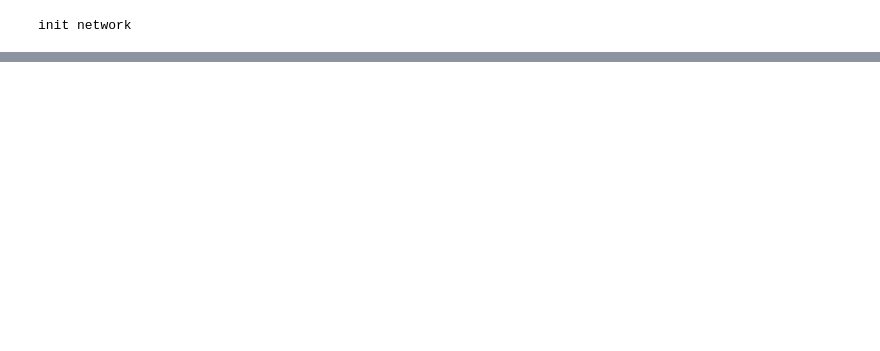
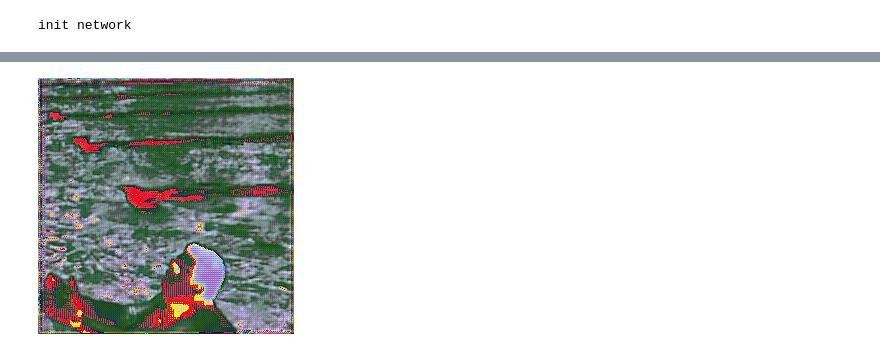
Before and after one commit to wondervictor/Playground, a Jupyter notebook: Colorization/gan_inference.ipynb, the cells around one changed output, grey strips where cells are left out. Saved outputs shown, nothing was run; the diff lists cells and outputs as text; code cells hidden in the pictures; blank space fills up the shorter version.

```diff
--- a/Colorization/gan_inference.ipynb
+++ b/Colorization/gan_inference.ipynb
@@ -51,0 +58,6 @@ model.load_state_dict('')
+# %%
+gray_layer = GrayLayer(use_cuda=False)
+# %%
+gray_var = gray_layer(image_var)
+# %%
+result = model.inference(gray_var)
@@ -51,0 +66,4 @@ model.load_state_dict('')
+# %%
+to_pil(result.squeeze(0).data)
+# %% [output]
+[figure, added]
```
Also changed, not shown: parts of 6 cells of this notebook, 2 other files.
